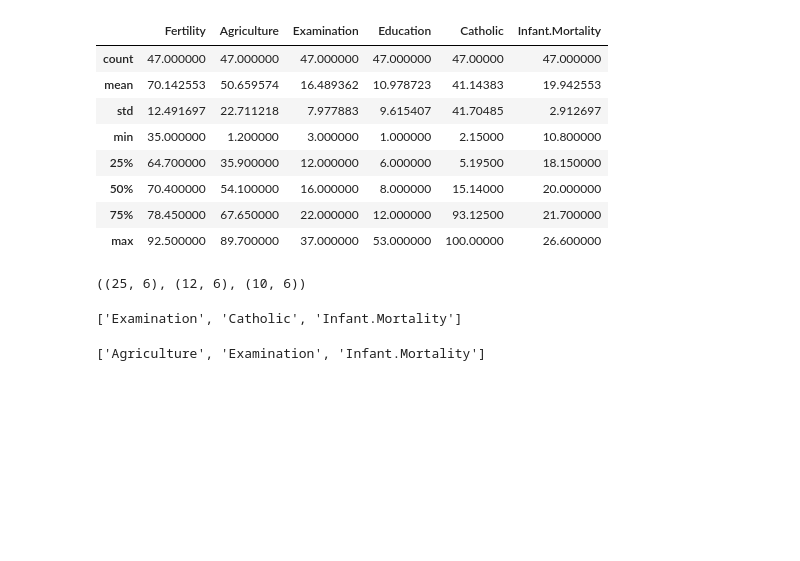
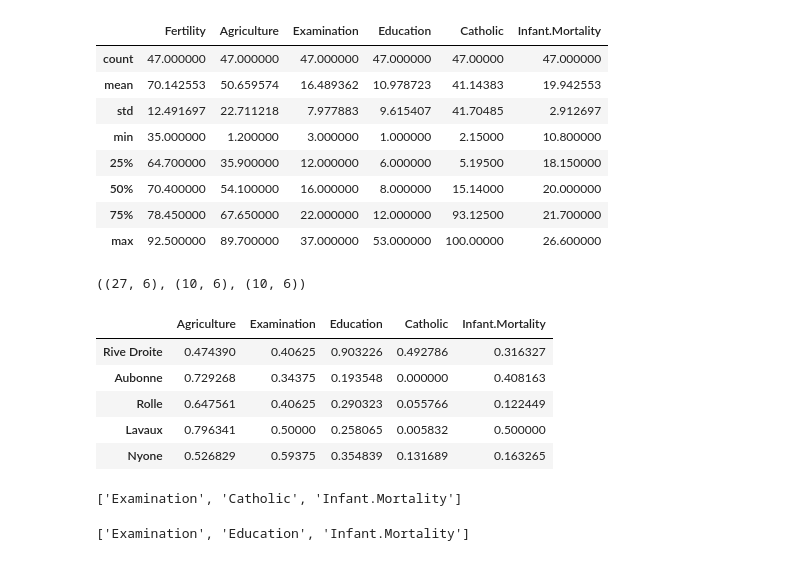
Before and after one commit to gilbert-noriega-ii/regression-exercises, a Jupyter notebook: feature_engineering.ipynb, the cells around one changed output. Saved outputs shown, nothing was run; the diff lists cells and outputs as text; code cells hidden in the pictures; blank space fills up the shorter version.

Commit message:
adding scaling function

```diff
--- a/feature_engineering.ipynb
+++ b/feature_engineering.ipynb
@@ -415,7 +501,9 @@ train, validate = train_test_split(train_validate,
+# %%
+train, validate, test = prepare.telco_split(swiss)
 # %%
 train.shape, validate.shape, test.shape
 # %% [output]
-((25, 6), (12, 6), (10, 6))
+((27, 6), (10, 6), (10, 6))
 # %%
 X_train = train.drop(columns=['Fertility'])
 X_validate = validate.drop(columns=['Fertility'])
@@ -425,10 +512,3 @@ X_test = test.drop(columns=['Fertility'])
 y_train = train[['Fertility']]
 y_validate = validate[['Fertility']]
 y_test = test[['Fertility']]
-# %%
-scaler = MinMaxScaler(copy=True)
-scaler.fit(X_train)
-
-X_train_scaled = scaler.transform(X_train)
-X_validate_scaled = scaler.transform(X_validate)
-X_test_scaled = scaler.transform(X_test)
@@ -439 +515,12 @@ X_train_scaled = pd.DataFrame(X_train_scaled,
+# %%
+X_train_scaled, X_validate_scaled, X_test_scaled = modeling.scaling(X_train, X_validate, X_test)
+# %%
+X_train_scaled.head()
+# %% [output]
+|  | Agriculture | Examination | Education | Catholic | Infant.Mortality |
+| Rive Droite | 0.474390 | 0.40625 | 0.903226 | 0.492786 | 0.316327 |
+| Aubonne | 0.729268 | 0.34375 | 0.193548 | 0.000000 | 0.408163 |
+| Rolle | 0.647561 | 0.40625 | 0.290323 | 0.055766 | 0.122449 |
+| Lavaux | 0.796341 | 0.50000 | 0.258065 | 0.005832 | 0.500000 |
+| Nyone | 0.526829 | 0.59375 | 0.354839 | 0.131689 | 0.163265 |
 # %%
@@ -441,6 +528,6 @@ select_kbest(X_train_scaled, y_train.Fertility, 3)
 # %% [output]
 ['Examination', 'Catholic', 'Infant.Mortality']
 # %%
-rfe(X_train_scaled, y_train.Fertility, 3)
+modeling.rfe(X_train_scaled, y_train.Fertility, 3)
 # %% [output]
-['Agriculture', 'Examination', 'Infant.Mortality']
+['Examination', 'Education', 'Infant.Mortality']
```
Also changed, not shown: parts of 35 cells of this notebook.
